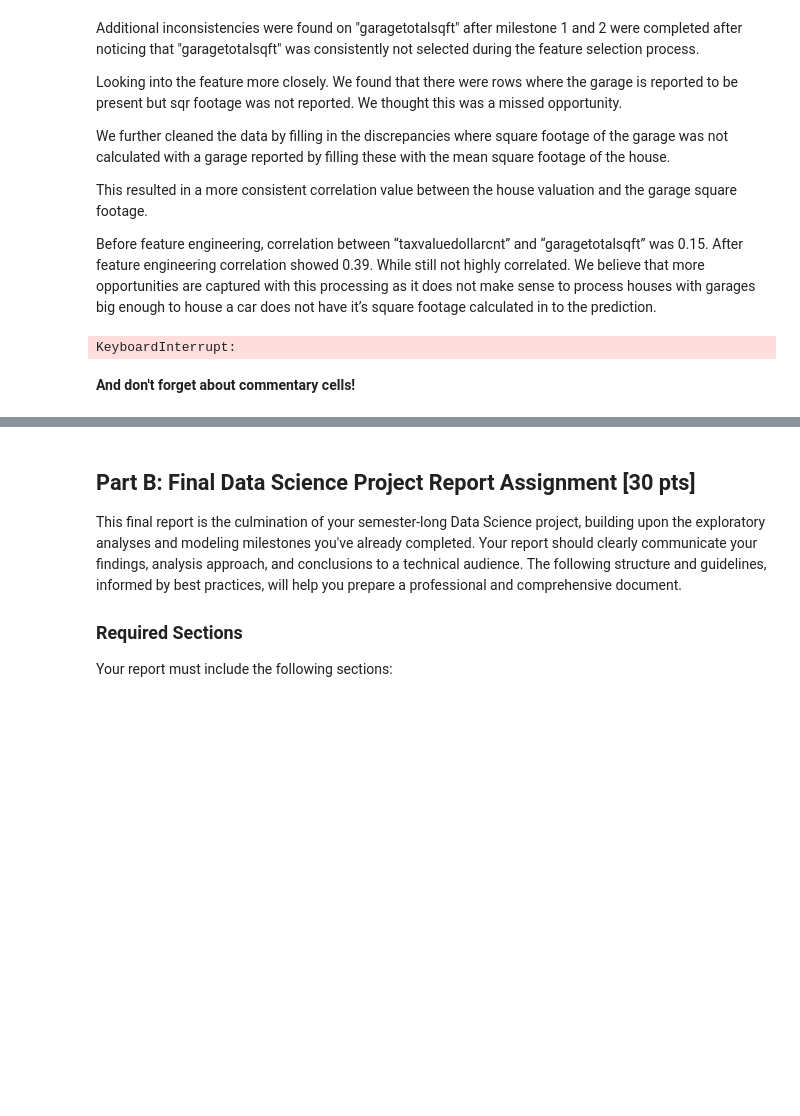
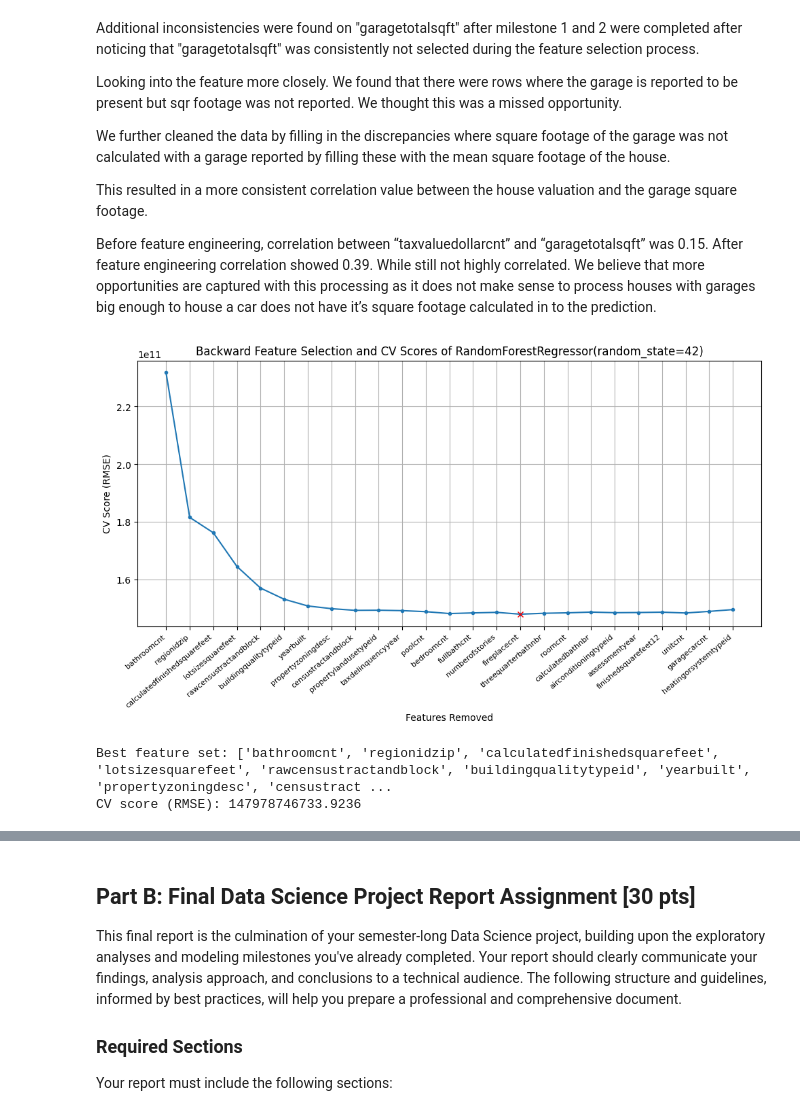
Before and after one commit to DaeheeCodes/BU-DX603, a Jupyter notebook: Final_Project_Report.ipynb, the cells around one changed output, grey strips where cells are left out. Saved outputs shown, nothing was run; the diff lists cells and outputs as text; code cells hidden in the pictures; blank space fills up the shorter version.

```diff
--- a/Final_Project_Report.ipynb
+++ b/Final_Project_Report.ipynb
@@ -262,7 +272,7 @@ def forward_feature_selection(X, y, model,
                                                       # and 1e-4 for "point of diminishing returns"
                               max_features=None,      # None = use all features
                               n_jobs=-1,
-                              verbose=False
+                              verbose=False,
                              ):
     selected_features = []                            # List to store the order of features selected
     remaining_features = list(X.columns)              # Features not yet selected
@@ -323,33 +333,33 @@ def forward_feature_selection(X, y, model,
 # %%
 models_selection = {
     #LinearRegression(),
     #Ridge(),
     #Lasso(),
     #DecisionTreeRegressor(random_state=42),
     #BaggingRegressor(random_state=42),
     RandomForestRegressor(random_state=42),
     #GradientBoostingRegressor(random_state=42)
 }
 
 for model in models_selection:
     selected_features, best_scores, best_feature_set, best_score = (
-    forward_feature_selection(X_train_scaled, y_train, model, verbose=False))
+    forward_feature_selection(X_train, y_train, model, verbose=False))
 
     plt.figure(figsize=(10, 6))
     plt.title(f"Backward Feature Selection and CV Scores of {model}")
     plt.plot(range(1, len(best_scores) + 1), best_scores, marker='.')
     index = np.argmin(best_scores)
     plt.plot([index + 1], best_scores[index], marker='x', color='red')
     plt.xticks(range(1, len(selected_features) + 1), selected_features, rotation=40, ha='right', fontsize=8)
     plt.xlabel('Features Removed')
     plt.ylabel('CV Score (RMSE)')
     plt.grid()
     plt.tight_layout()
     plt.show()
 
     print("Best feature set:", best_feature_set)
     print("CV score (RMSE):",np.around(best_score,4))
 # %% [output]
+[figure, added]
-KeyboardInterrupt:
+Best feature set: ['bathroomcnt', 'regionidzip', 'calculatedfinishedsquarefeet', 'lotsizesquarefeet', 'rawcensustractandblock', 'buildingqualitytypeid', 'yearbuilt', 'propertyzoningdesc', 'censustract ...
+CV score (RMSE): 147978746733.9236
-# %% [markdown]
-**And don't forget about commentary cells!**
```
Also changed, not shown: parts of 11 cells of this notebook.
